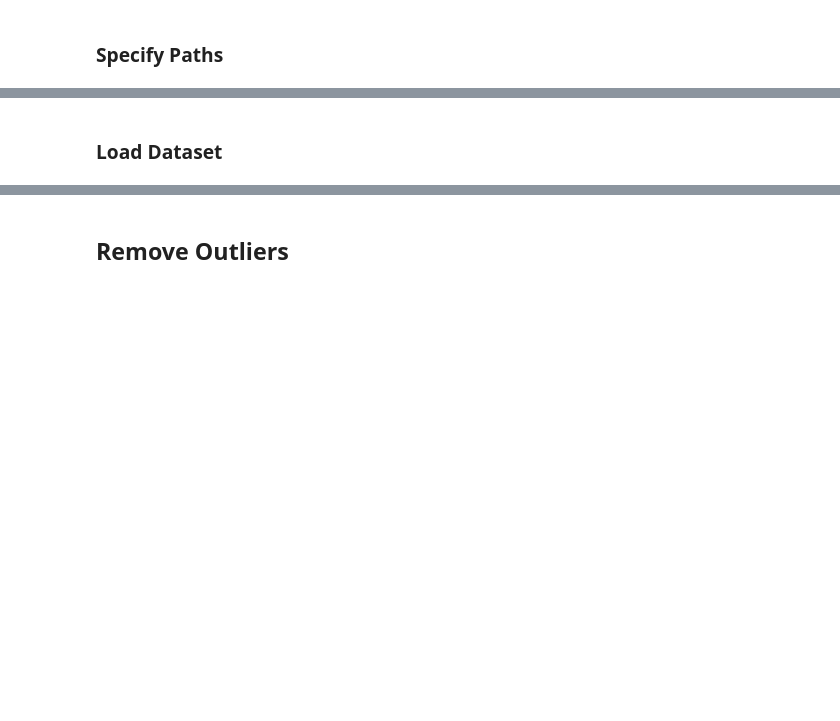
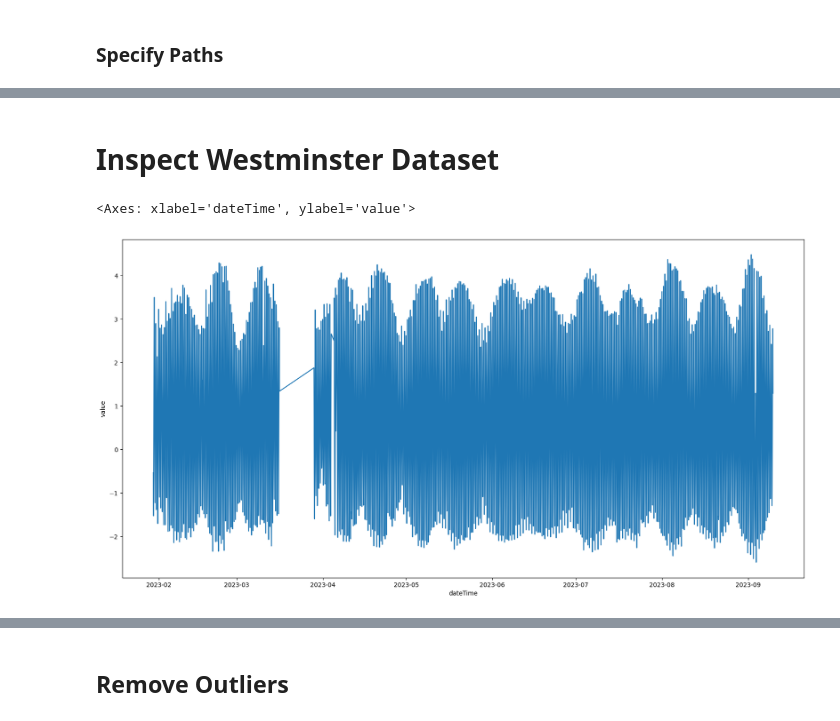
Before and after one commit to MassimilianoArca/Thames-Ecoli, a Jupyter notebook: thames/data_preprocessing/tides.ipynb, the cells around one changed output, grey strips where cells are left out. Saved outputs shown, nothing was run; the diff lists cells and outputs as text; code cells hidden in the pictures; blank space fills up the shorter version.

Commit message:
preprocessing with all data done

```diff
--- a/thames/data_preprocessing/tides.ipynb
+++ b/thames/data_preprocessing/tides.ipynb
@@ -19,0 +28,9 @@ temporary_results_folder = os.path.join(data_folder, "temporary results")
+# %%
+tides_west_df = pd.DataFrame()
+
+for file in os.listdir(archive_folder):
+    df = pd.read_csv(
+        os.path.join(archive_folder, file), parse_dates=["dateTime"]
+    )
+    filtered_df = df[df["measure"] == measure_west]
+    tides_west_df = pd.concat([tides_west_df, filtered_df])
@@ -20,2 +46,2 @@ temporary_results_folder = os.path.join(data_folder, "temporary results")
 # %% [markdown]
-### Load Dataset
+# Inspect Westminster Dataset
@@ -23,0 +48,18 @@ tides_df = pd.read_csv(tides_data_path, parse_dates=["date"])
+# %%
+tides_west_df.set_index("dateTime", inplace=True)
+tides_west_df.sort_index(inplace=True)
+# %%
+tides_west_df.drop(columns=["Unnamed: 0", "measure"], inplace=True)
+# %%
+tides_west_df["value"] = tides_west_df["value"].apply(
+    lambda x: x.split("|")[0]
+    if isinstance(x, str) and "|" in x
+    else float(x)
+)
+# %%
+plt.figure(figsize=(20, 10))
+
+sns.lineplot(data=tides_west_df, x=tides_west_df.index, y="value")
+# %% [output]
+<Axes: xlabel='dateTime', ylabel='value'>
+[figure, added]
```
Also changed, not shown: parts of 54 cells of this notebook, 8 other files.
